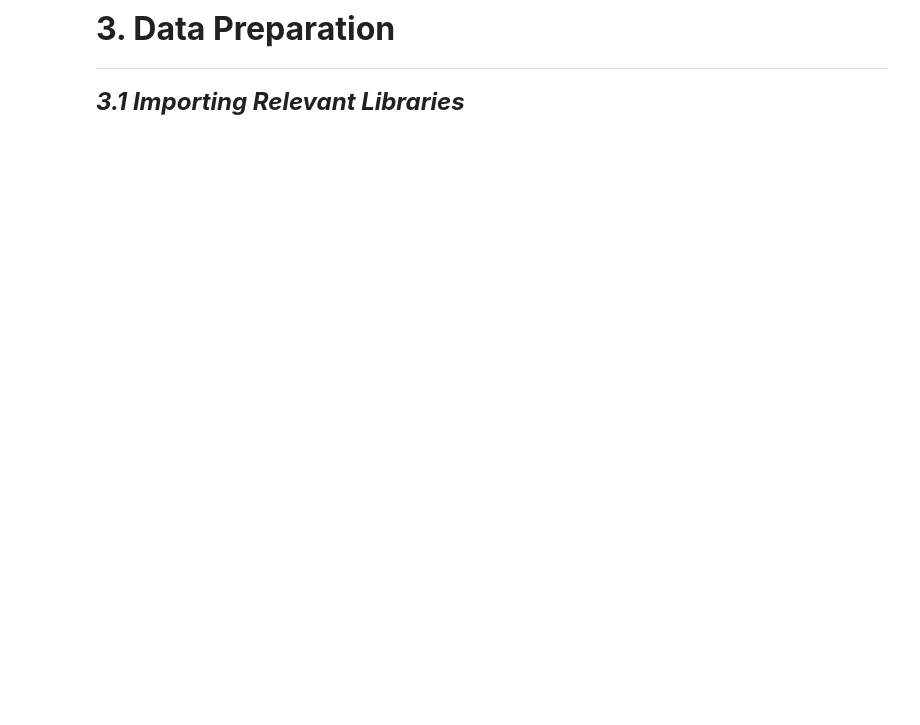
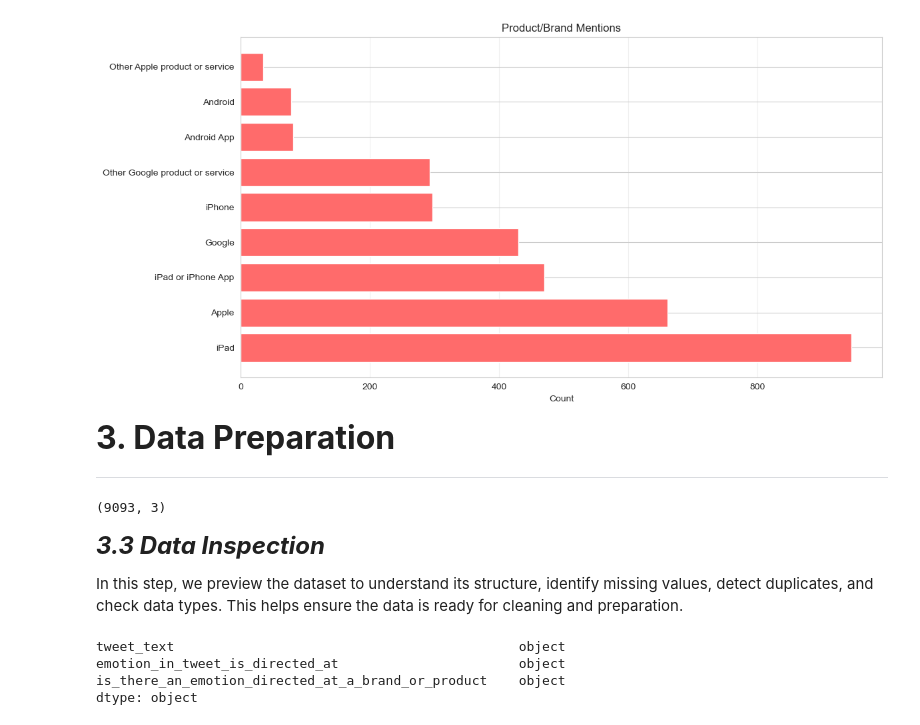
Before and after one commit to Mark-eki/DS-Phase-4-project, a Jupyter notebook: nlp.ipynb, the cells around one changed output. Drawn from its saved outputs; the diff is of its cells as text; code cells hidden in the pictures; blank space fills up the shorter version.

Commit message:
Initial Data understanding

```diff
--- a/nlp.ipynb
+++ b/nlp.ipynb
@@ -46,0 +65,4 @@ __<font size="6">2. Data Understanding</font>__
+# %%
+nlp_data = pd.read_csv(r'judge-1377884607_tweet_product_company.csv', encoding='latin-1')
+
+nlp_data.head()
@@ -46,0 +78,4 @@ __<font size="6">2. Data Understanding</font>__
+# %%
+# 2.3.1 Set style for better visualizations
+sns.set_style("whitegrid")
+plt.rcParams['figure.figsize'] = (12, 6)
@@ -47,6 +129,38 @@ __<font size="6">2. Data Understanding</font>__
+# %%
+# 2.3.4 Counting brand/product mentions
+counts = nlp_data['emotion_in_tweet_is_directed_at'].value_counts()
+
+# The Plot
+fig, ax = plt.subplots()
+ax.barh(range(len(counts)), counts.values, color='#ff6b6b')
+ax.set_yticks(range(len(counts)))
+ax.set_yticklabels(counts.index)
+ax.set(title='Product/Brand Mentions', xlabel='Count')
+ax.grid(axis='x', alpha=0.3)
+
+plt.tight_layout()
+plt.show()
+# %% [output]
+[figure, added]
 # %% [markdown]
 __<font size="6">3. Data Preparation</font>__
 
 
 ---
-***<span style="font-size: 24px;">3.1 Importing Relevant Libraries</span>***
+# %%
+#familiarizing with our data set
+nlp_data.shape
+# %% [output]
+(9093, 3)
+# %% [markdown]
+***<span style="font-size: 24px;">3.3 Data Inspection</span>***
+
+In this step, we preview the dataset to understand its structure, identify missing values, detect duplicates, and check data types. This helps ensure the data is ready for cleaning and preparation.
+# %%
+#checking the data types.
+nlp_data.dtypes
+# %% [output]
+tweet_text                                            object
+emotion_in_tweet_is_directed_at                       object
+is_there_an_emotion_directed_at_a_brand_or_product    object
+dtype: object
```
Also changed, not shown: parts of 10 cells of this notebook.
